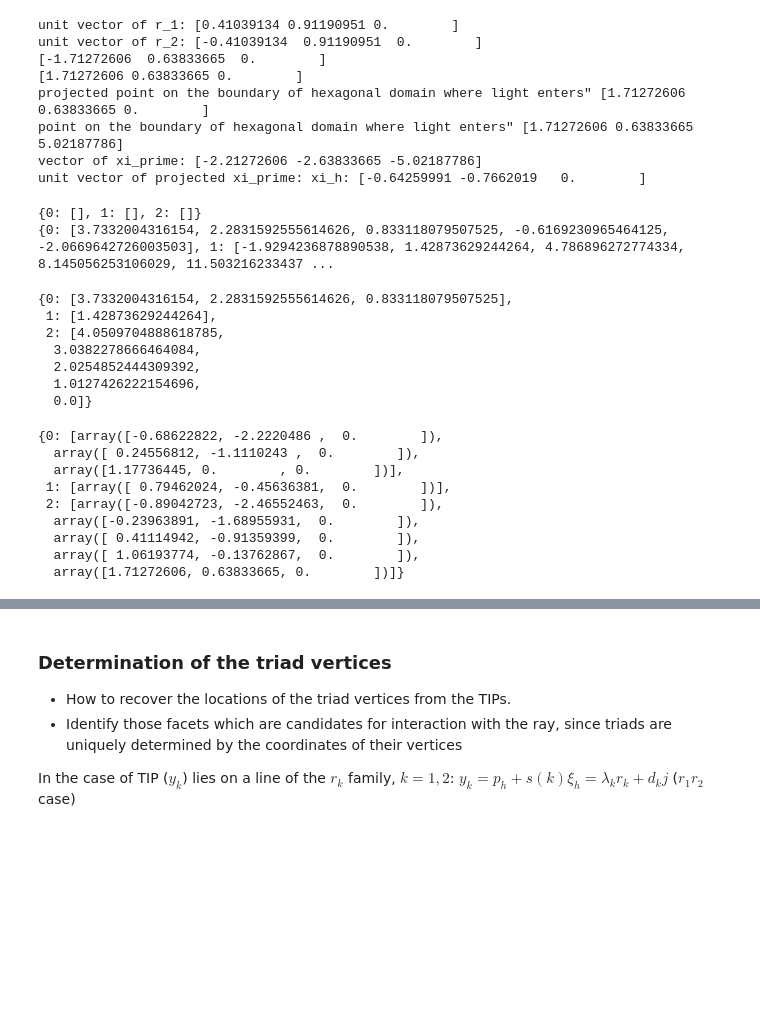
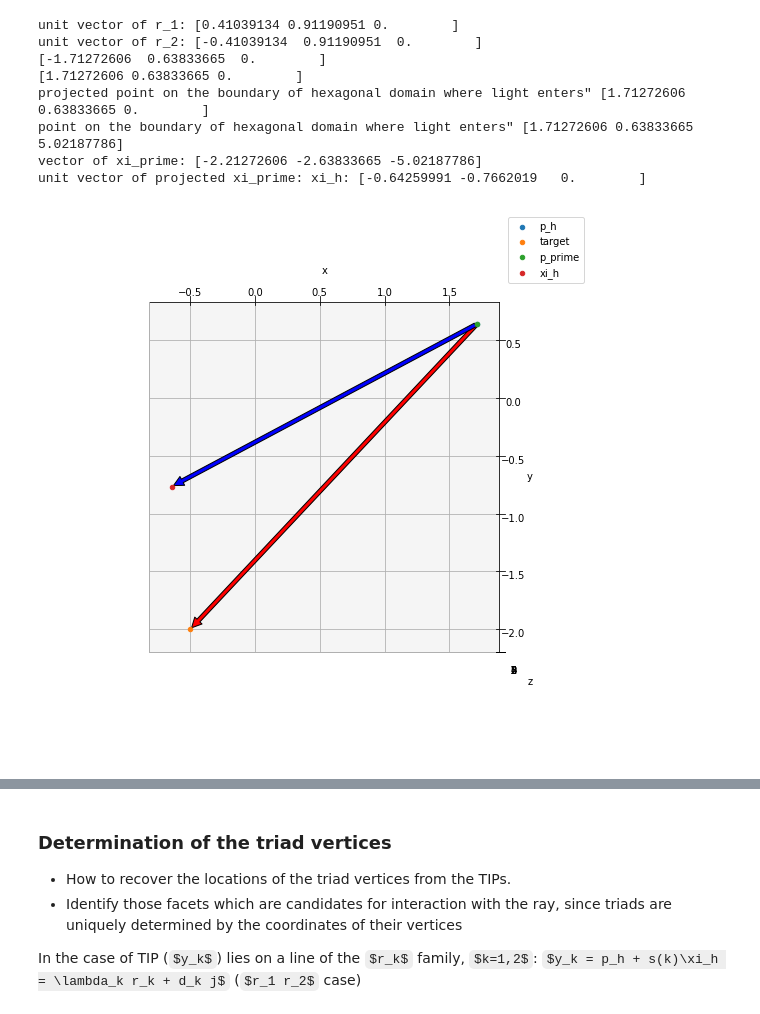
Before and after one commit to pakhuiying/wave_simulation, a Jupyter notebook: Cox_Munk_wave.ipynb, the cells around one changed output, grey strips where cells are left out. Drawn from its saved outputs; the diff is of its cells as text; code cells hidden in the pictures; some formulas as TeX source; blank space fills up the shorter version.

```diff
--- a/Cox_Munk_wave.ipynb
+++ b/Cox_Munk_wave.ipynb
@@ -433,50 +349,26 @@ projected point on the boundary of hexagonal domain where light enters" [1.71272
 point on the boundary of hexagonal domain where light enters" [1.71272606 0.63833665 5.02187786]
 vector of xi_prime: [-2.21272606 -2.63833665 -5.02187786]
 unit vector of projected xi_prime: xi_h: [-0.64259991 -0.7662019   0.        ]
-# %%
-s_k = lambda c,r_k_hat,xi_h,p_h: (np.dot(2*c*eps*np.array([0,1,0]), r_k_hat) - np.dot(p_h,r_k_hat))/np.dot(xi_h,r_k_hat)
-s_0 = lambda c, p_h, xi_h: (c*eps - np.dot(p_h,np.array([0,1,0])))/np.dot(xi_h, np.array([0,1,0]))
-s_j_dict = {k: [] for k in range(0,3)} #where keys are the k family and values are the associated s_k
-print(s_j_dict)
-for c in range(-n,n+1):
-    for k in range(0,3):
-        if k == 1:
-            r_k_hat = r_1_hat
-            s_j_dict[k].append(s_k(c,r_k_hat,xi_h,p_h))
-        elif k == 2:
-            r_k_hat = r_2_hat
-            s_j_dict[k].append(s_k(c,r_k_hat,xi_h,p_h))
-        else:
-            s_j_dict[k].append(s_0(c,p_h,xi_h))
-print(s_j_dict)
-
-#only values between 0 and s_min (minimum of the positive values) are kept as they are within the hexagon
-
-s_j_dict = {k:[i for i in s_j_dict[k] if i>=0] for k in s_j_dict.keys()} #filter s values >=0
-s_j_dict = {k:s_j_dict[k][:np.argmin(s_j_dict[k])+1] for k in s_j_dict.keys()} # values are sorted in descending manner, select values until the minimum positive value
-s_j_dict
-# %% [output]
-{0: [], 1: [], 2: []}
-{0: [3.7332004316154, 2.2831592555614626, 0.833118079507525, -0.6169230965464125, -2.0669642726003503], 1: [-1.9294236878890538, 1.42873629244264, 4.786896272774334, 8.145056253106029, 11.503216233437 ...
-{0: [3.7332004316154, 2.2831592555614626, 0.833118079507525],
- 1: [1.42873629244264],
- 2: [4.0509704888618785,
-  3.0382278666464084,
-  2.0254852444309392,
-  1.0127426222154696,
-  0.0]}
-# %%
-# TIPs = [p_h + i*xi_h for k_values in s_j_dict.values() for i in k_values]
-# TIPs = [p_h + i*xi_h for i in s_j_dict[0]]
-TIPs = {k: [p_h + i*xi_h for i in v] for k,v in s_j_dict.items()}
-TIPs
-# %% [output]
-{0: [array([-0.68622822, -2.2220486 ,  0.        ]),
-  array([ 0.24556812, -1.1110243 ,  0.        ]),
-  array([1.17736445, 0.        , 0.        ])],
- 1: [array([ 0.79462024, -0.45636381,  0.        ])],
- 2: [array([-0.89042723, -2.46552463,  0.        ]),
-  array([-0.23963891, -1.68955931,  0.        ]),
-  array([ 0.41114942, -0.91359399,  0.        ]),
-  array([ 1.06193774, -0.13762867,  0.        ]),
-  array([1.71272606, 0.63833665, 0.        ])]}
+# %%
+ax = plt.figure(figsize=(10,10)).add_subplot(projection='3d')
+ax.set_xlabel('x')
+ax.set_ylabel('y')
+ax.set_zlabel('z')
+ax.set_proj_type('ortho')
+ax.view_init(elev=90, azim=-90)
+ax.scatter(p_h[0],p_h[1],p_h[2],label='p_h')
+ax.scatter(t[0],t[1],t[2],label='target')
+ax.scatter(p_prime[0],p_prime[1],p_prime[2],label='p_prime')
+ax.scatter(xi_h[0],xi_h[1],xi_h[2],label='xi_h')
+ax.arrow3D(p_prime[0],p_prime[1],p_prime[2],
+    dx = t[0] - p_prime[0],
+    dy = t[1] - p_prime[1],
+    dz = t[2] - p_prime[2],mutation_scale=20,fc = 'red')
+ax.arrow3D(p_h[0],p_h[1],p_h[2],
+    dx = xi_h[0] - p_h[0],
+    dy = xi_h[1] - p_h[1],
+    dz = xi_h[2] - p_h[2],mutation_scale=20,fc = 'blue')
+plt.legend()
+plt.show()
+# %% [output]
+[figure, added]
```
Also changed, not shown: parts of 22 cells of this notebook, 2 other files.
